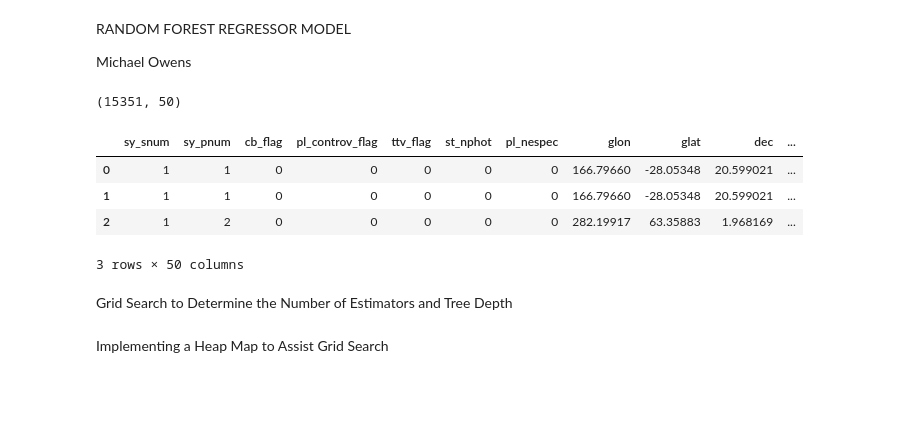
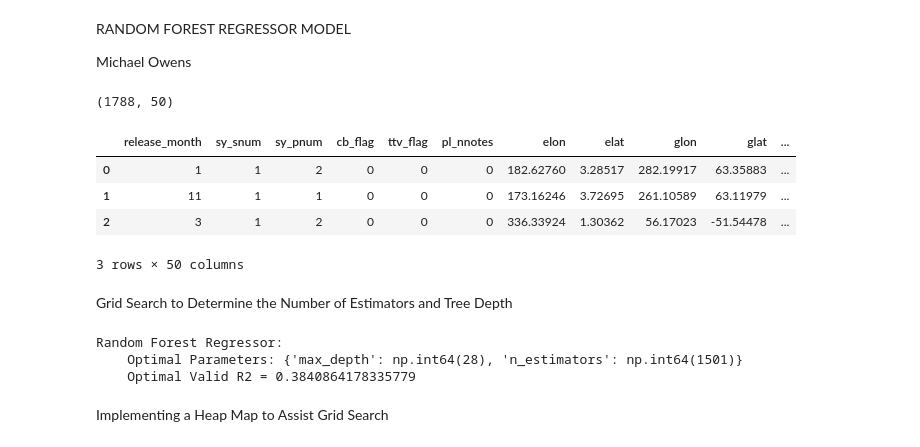
Before and after one commit to rhit-silkaijr/MA415, a Jupyter notebook: RANDOM_FOREST.ipynb, the cells around one changed output. Drawn from its saved outputs; the diff is of its cells as text; code cells hidden in the pictures; blank space fills up the shorter version.

Commit message:
Updated Random Forest

```diff
--- a/RANDOM_FOREST.ipynb
+++ b/RANDOM_FOREST.ipynb
@@ -17,17 +17,17 @@ from sklearn.ensemble import RandomForestRegressor, RandomForestClassifier
 # %%
 # Bringing in the Data
 
 # read data
-df = pd.read_csv('CleanPreprocessedExoplanet.csv')
+df = pd.read_csv('CleanPreprocessedExoplanet2.csv')
 df = df.drop('Unnamed: 0',axis=1)
 print(df.shape)
 df.head(3)
 # %% [output]
-(15351, 50)
+(1788, 50)
-|  | sy_snum | sy_pnum | cb_flag | pl_controv_flag | ttv_flag | st_nphot | pl_nespec | glon | glat | dec | ... |
-| 0 | 1 | 1 | 0 | 0 | 0 | 0 | 0 | 166.79660 | -28.05348 | 20.599021 | ... |
-| 1 | 1 | 1 | 0 | 0 | 0 | 0 | 0 | 166.79660 | -28.05348 | 20.599021 | ... |
-| 2 | 1 | 2 | 0 | 0 | 0 | 0 | 0 | 282.19917 | 63.35883 | 1.968169 | ... |
+|  | release_month | sy_snum | sy_pnum | cb_flag | ttv_flag | pl_nnotes | elon | elat | glon | glat | ... |
+| 0 | 1 | 1 | 2 | 0 | 0 | 0 | 182.62760 | 3.28517 | 282.19917 | 63.35883 | ... |
+| 1 | 11 | 1 | 1 | 0 | 0 | 0 | 173.16246 | 3.72695 | 261.10589 | 63.11979 | ... |
+| 2 | 3 | 1 | 2 | 0 | 0 | 0 | 336.33924 | 1.30362 | 56.17023 | -51.54478 | ... |
 3 rows × 50 columns
 # %% [markdown]
 Grid Search to Determine the Number of Estimators and Tree Depth
@@ -41,13 +41,17 @@ X_test  = df_test.drop('log radius',axis=1)
 y_train   = df_train['log radius']
 y_test    = df_test['log radius']
 # %%
-grid = {'max_depth' : np.arange(1,20,3),'n_estimators':np.arange(1,2500,250)}
+grid = {'max_depth' : np.arange(1,40,3),'n_estimators':np.arange(1,5000,500)}
 rfr = RandomForestRegressor(max_features = 1/3)
 rfrCV = GridSearchCV(rfr,param_grid= grid,n_jobs=-1)
 rfrCV.fit(X_train,y_train)
 print('Random Forest Regressor:')
 print('    Optimal Parameters:', rfrCV.best_params_ )
 print('    Optimal Valid R2 =', rfrCV.best_score_ )
+# %% [output]
+Random Forest Regressor:
+    Optimal Parameters: {'max_depth': np.int64(28), 'n_estimators': np.int64(1501)}
+    Optimal Valid R2 = 0.3840864178335779
 # %% [markdown]
 Implementing a Heap Map to Assist Grid Search
 # %%
```
Also changed, not shown: parts of 4 cells of this notebook.
